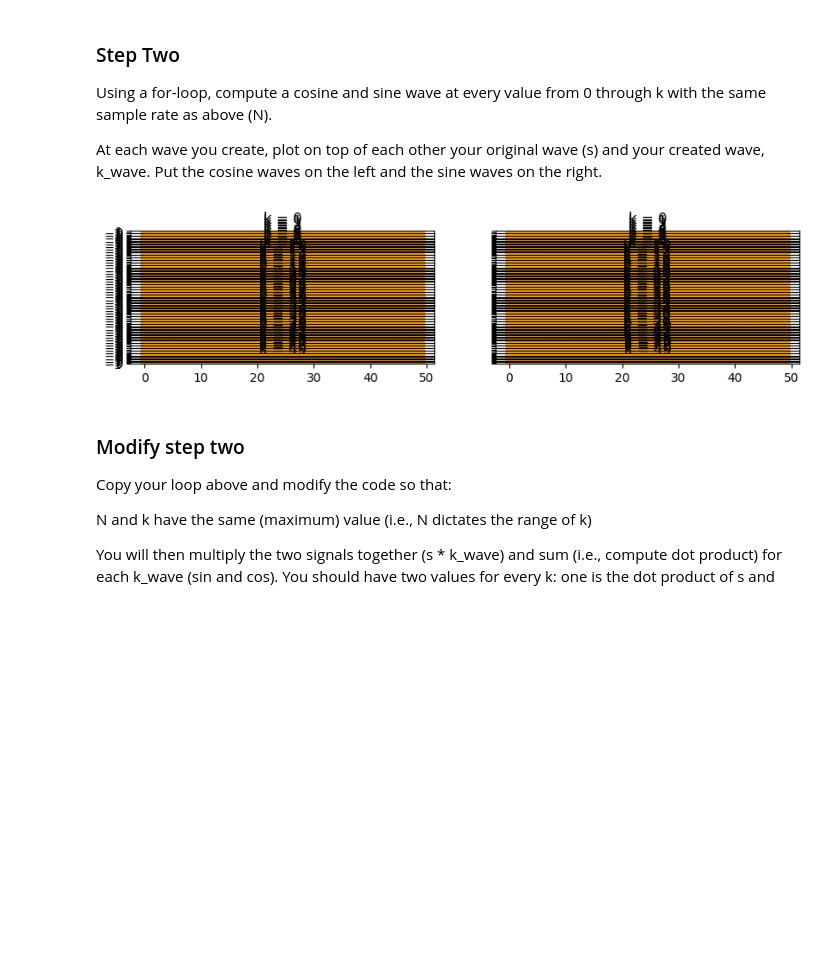
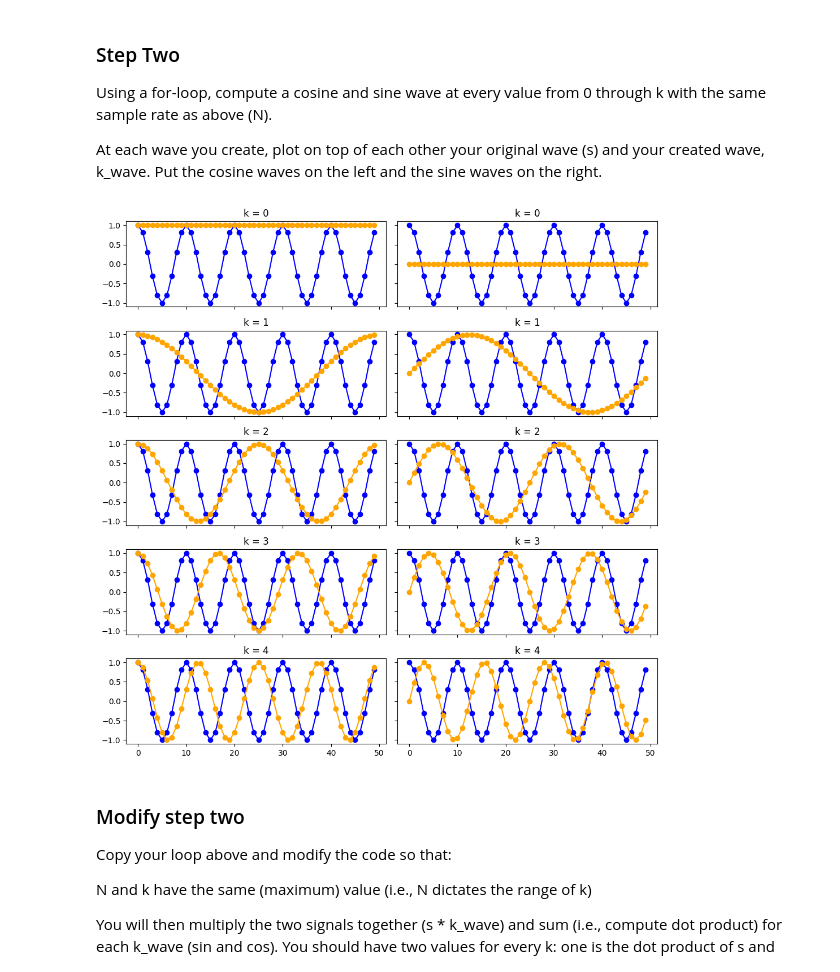
Before and after one commit to Micahlim19/AudioTechII, a Jupyter notebook: Activities/Activity5_DFT.ipynb, the cells around one changed output. Cells and saved outputs as stored; diff of their text form; code cells hidden in the pictures; blank space fills up the shorter version.

```diff
--- a/Activities/Activity5_DFT.ipynb
+++ b/Activities/Activity5_DFT.ipynb
@@ -16,7 +16,7 @@ Make a simple sinusoid with a periodicity (let's call it "k") below 10 and a ver
 # %%
 # your code here
 N = 50
-k = 1
+k = 5
 n = np.arange(0,N)                       # time series array
 s = np.cos(2 * np.pi * k * n/N)
 # %% [markdown]
@@ -28,27 +28,27 @@ At each wave you create, plot on top of each other your original wave (s) and yo
 # %%
 k = k # change manually if you like to another value
 
-fig, axs = plt.subplots(nrows=N, ncols=2, sharex=True, sharey=True, figsize=(10, 2*k))
+fig, axs = plt.subplots(nrows=k, ncols=2, sharex=True, sharey=True, figsize=(10, 2*k))
 
-for i in range(N):
+for i in range(k):
     # Generate cosine and sine waves for the current value of i
-    cos_wave = np.cos(2*np.pi * k * n/N)# use the time array you specified in step one ("n")
-    sin_wave = np.sin(2*np.pi * k * n/N)
+    cos_wave = np.cos(2*np.pi * i * n/N)# use the time array you specified in step one ("n")
+    sin_wave = np.sin(2*np.pi * i * n/N)
 
     # Plot original wave 's' and cosine wave on the left
     axs[i, 0].plot(n, s, label='Original Sinusoid', color="blue", marker='o')
     axs[i, 0].plot(n, cos_wave, label=i, color="orange", marker='o')
     axs[i, 0].set_title("k = "+str(i))
 
     # Plot original wave 's' and sine wave on the right
     axs[i, 1].plot(n, s, label='Original Sinusoid',color='blue', marker='o')
     axs[i, 1].plot(n, sin_wave, label=i, color="orange", marker='o')
     axs[i, 1].set_title("k = "+str(i))
 
 plt.tight_layout()
 plt.show()
 # %% [output]
-[figure, old version]
+[figure, new version]
 # %% [markdown]
 ### Modify step two
 Copy your loop above and modify the code so that:
```
Also changed, not shown: parts of 4 cells of this notebook.
